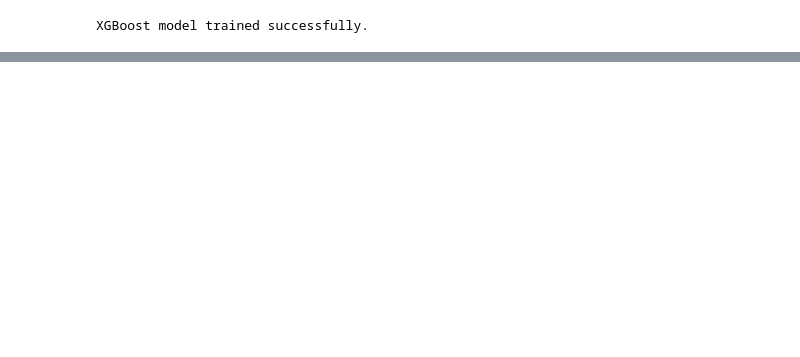
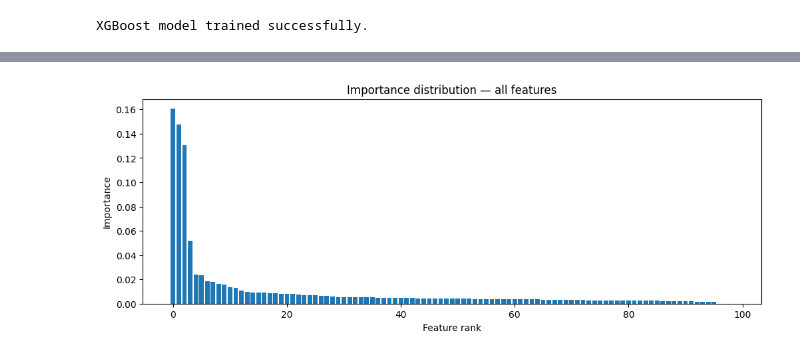
Before and after one commit to DaveGiGi/Duckstradamus, a Jupyter notebook: Model_XGBoost/Dave/xgboost_lasso_adapt.ipynb, the cells around one changed output, grey strips where cells are left out. Saved outputs shown, nothing was run; the diff lists cells and outputs as text; code cells hidden in the pictures; blank space fills up the shorter version.

Commit message:
a clean xgboost modell

```diff
--- a/Model_XGBoost/Dave/xgboost_lasso_adapt.ipynb
+++ b/Model_XGBoost/Dave/xgboost_lasso_adapt.ipynb
@@ -264,12 +297,0 @@ Series([], dtype: int64)
-# %%
-# Final cleanup after all feature engineering
-
-rows_before = len(df)
-
-df = df.dropna().reset_index(drop=True)
-
-rows_after = len(df)
-
-print(f"Rows before cleanup: {rows_before}")
-print(f"Rows after cleanup: {rows_after}")
-print(f"Rows removed: {rows_before - rows_after}")
@@ -523,0 +492,11 @@ print(importance_df.head(20))
+# %%
+import matplotlib.pyplot as plt
+
+plt.figure(figsize=(12, 4))
+plt.bar(range(len(importance_df)), importance_df["importance"].values)
+plt.xlabel("Feature rank")
+plt.ylabel("Importance")
+plt.title("Importance distribution — all features")
+plt.show()
+# %% [output]
+[figure, added]
```
Also changed, not shown: parts of 20 cells of this notebook, 3 other files.
